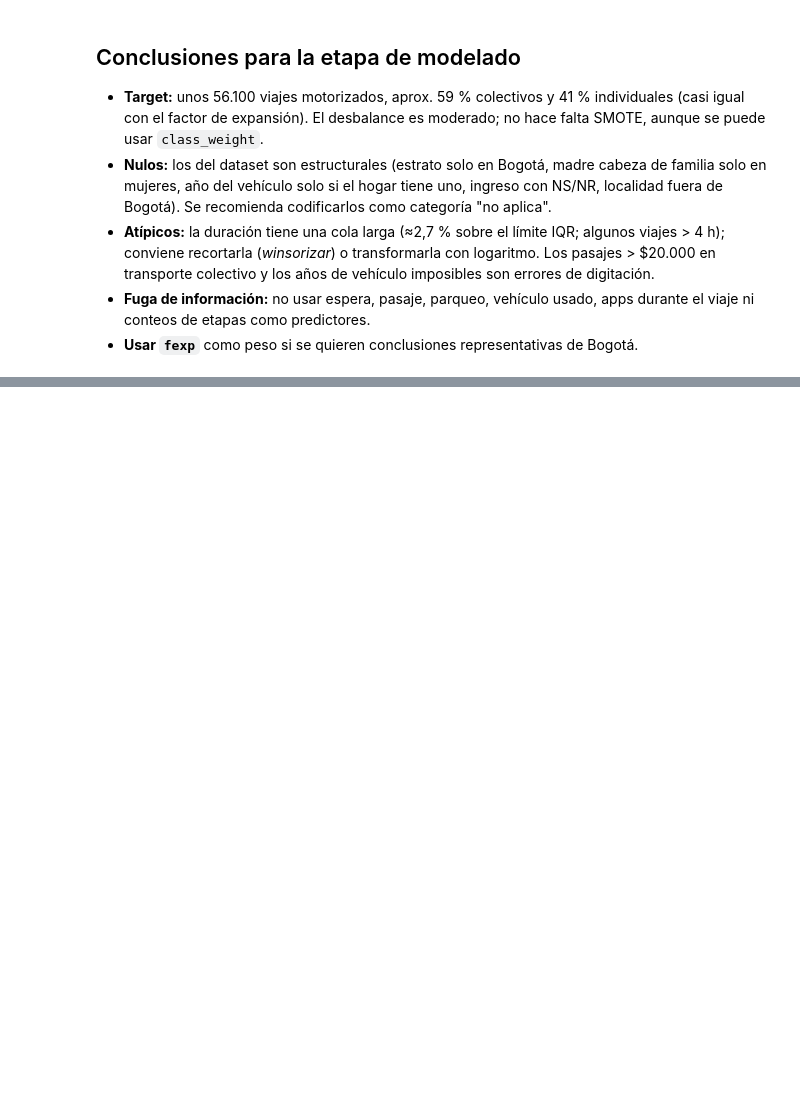
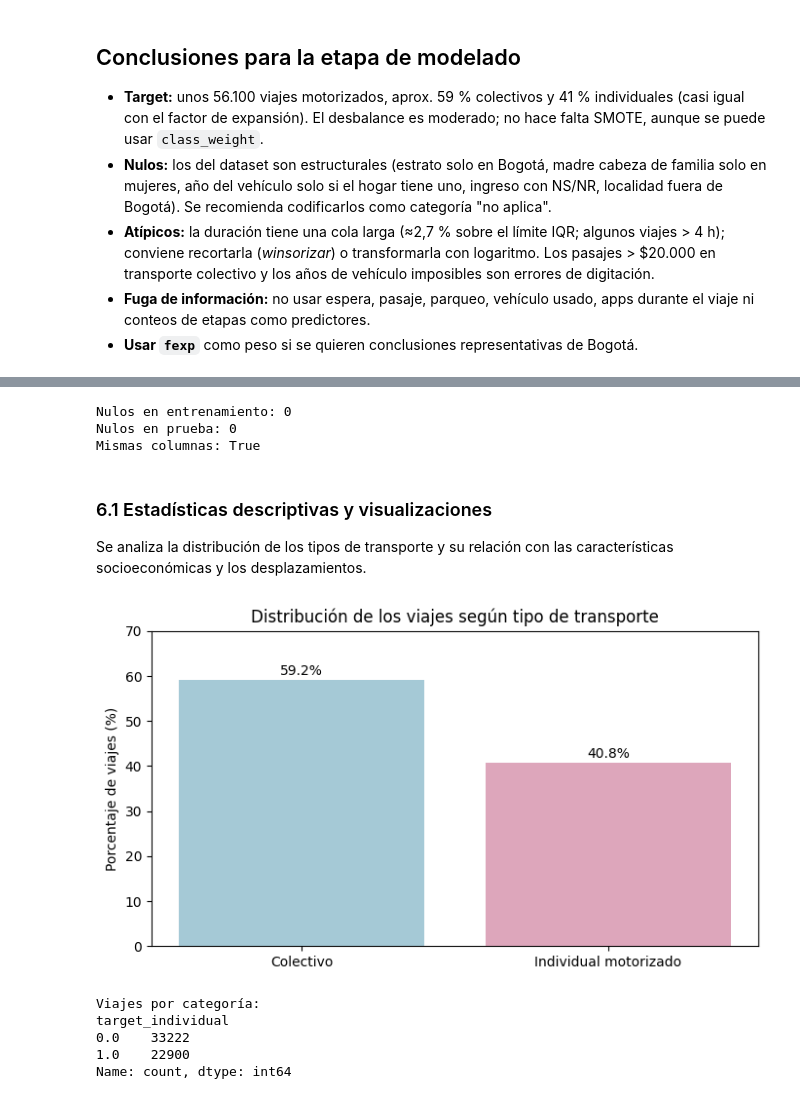
Before and after one commit to sara-munoz-5/analitica-movilidad-bogota, a Jupyter notebook: entrega_1.ipynb, the cells around one changed output, grey strips where cells are left out. Saved outputs shown, nothing was run; the diff lists cells and outputs as text; code cells hidden in the pictures; blank space fills up the shorter version.

```diff
--- a/entrega_1.ipynb
+++ b/entrega_1.ipynb
@@ -756,0 +1014,67 @@ reglas
+# %%
+# 5.4 Verificación final de las transformaciones
+import numpy as np
+from scipy import sparse
+
+def contar_nulos(matriz):
+    if sparse.issparse(matriz):
+        return int(np.isnan(matriz.data).sum())
+    return int(np.isnan(matriz).sum())
+
+print("Nulos en entrenamiento:",
+      contar_nulos(X_train_transformado))
+
+print("Nulos en prueba:",
+      contar_nulos(X_test_transformado))
+
+print("Mismas columnas:",
+      X_train_transformado.shape[1] == X_test_transformado.shape[1])
+# %% [output]
+Nulos en entrenamiento: 0
+Nulos en prueba: 0
+Mismas columnas: True
+# %% [markdown]
+
+### 6.1 Estadísticas descriptivas y visualizaciones
+
+Se analiza la distribución de los tipos de transporte y su relación con las características socioeconómicas y los desplazamientos.
+# %%
+# 6.1 Distribución de los tipos de transporte
+
+import matplotlib.pyplot as plt
+
+conteos = ds_limpio["target_individual"].value_counts().sort_index()
+porcentajes = conteos / conteos.sum() * 100
+
+fig, ax = plt.subplots(figsize=(7, 4))
+
+barras = ax.bar(
+    ["Colectivo", "Individual motorizado"],
+    porcentajes.values,
+    color=["#A5C9D6", "#DDA6BB"]
+)
+
+for barra, valor in zip(barras, porcentajes.values):
+    ax.text(
+        barra.get_x() + barra.get_width()/2,
+        barra.get_height() + 1,
+        f"{valor:.1f}%",
+        ha="center"
+    )
+
+ax.set_ylabel("Porcentaje de viajes (%)")
+ax.set_title("Distribución de los viajes según tipo de transporte")
+ax.set_ylim(0, 70)
+
+plt.tight_layout()
+plt.show()
+
+print("Viajes por categoría:")
+print(conteos)
+# %% [output]
+[figure, added]
+Viajes por categoría:
+target_individual
+0.0    33222
+1.0    22900
+Name: count, dtype: int64
```
Also changed, not shown: parts of 19 cells of this notebook.
